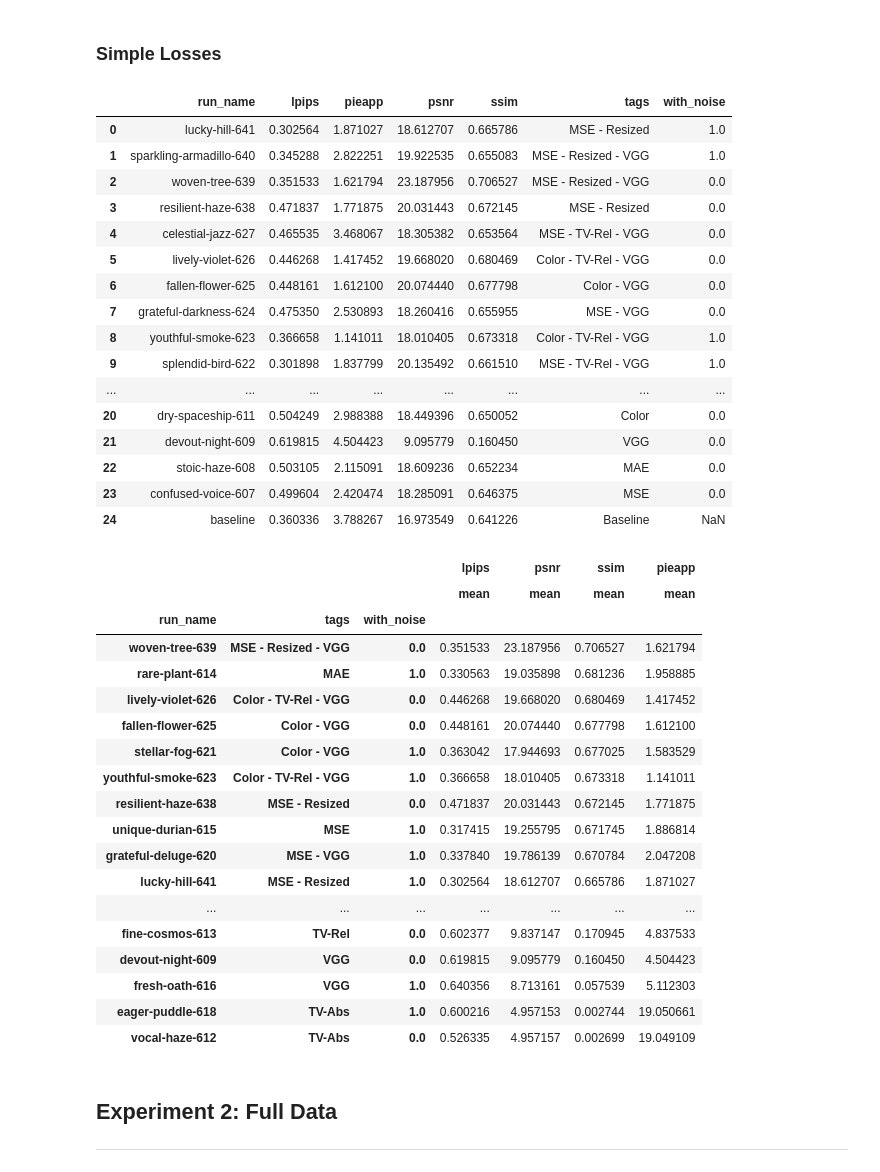
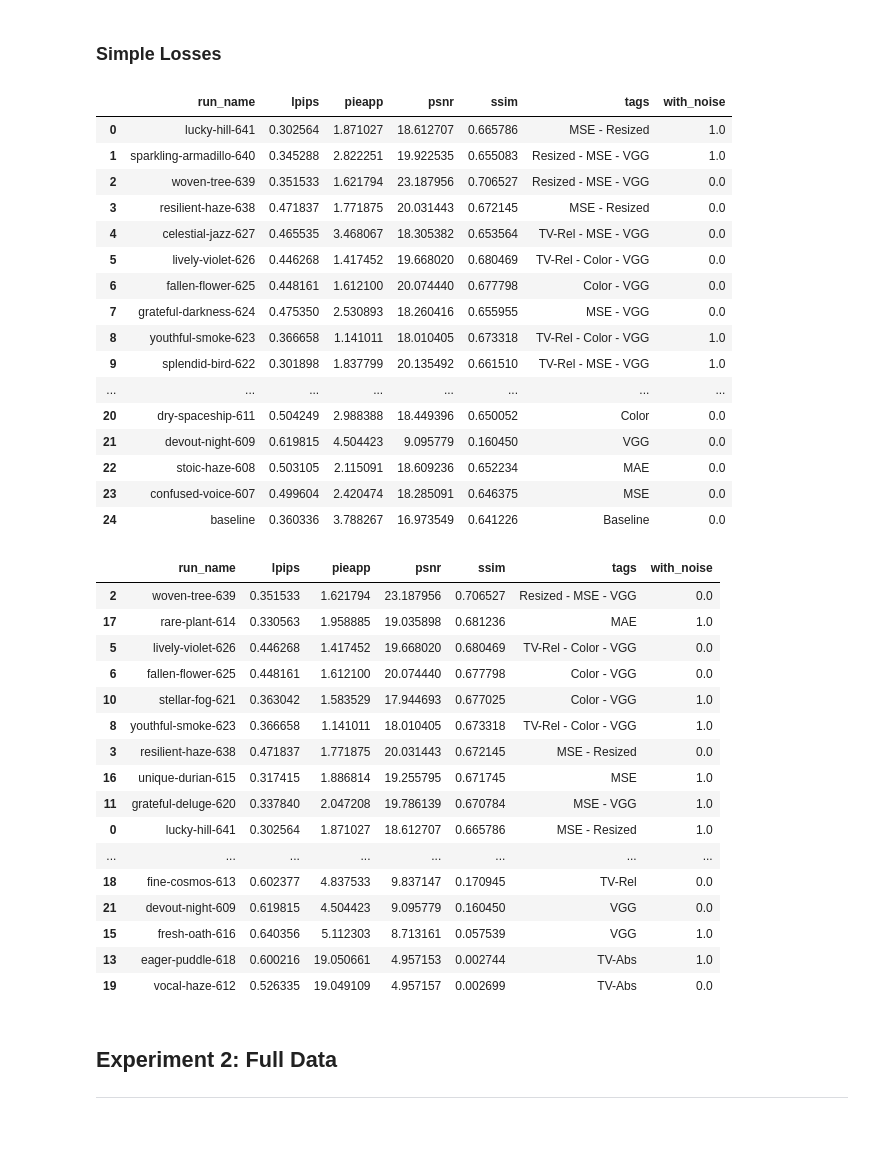
Before and after one commit to mikasenghaas/sillystill, a Jupyter notebook: notebooks/5.0-results.ipynb, the cells around one changed output. Saved outputs shown, nothing was run; the diff lists cells and outputs as text; code cells hidden in the pictures; blank space fills up the shorter version.

```diff
--- a/notebooks/5.0-results.ipynb
+++ b/notebooks/5.0-results.ipynb
@@ -67,6 +67,7 @@ def load_results(path, runs):
     data.loc[idx] = baselines
     data.loc[idx, "run_name"] = "baseline"
     data.loc[idx, "tags"] = "Baseline"
+    data.loc[idx, "with_noise"] = 0.0
 
     return data
 # %% [markdown]
@@ -78,48 +79,42 @@ single_image
 # %% [output]
 |  | run_name | lpips | pieapp | psnr | ssim | tags | with_noise |
 | 0 | lucky-hill-641 | 0.302564 | 1.871027 | 18.612707 | 0.665786 | MSE - Resized | 1.0 |
-| 1 | sparkling-armadillo-640 | 0.345288 | 2.822251 | 19.922535 | 0.655083 | MSE - Resized - VGG | 1.0 |
-| 2 | woven-tree-639 | 0.351533 | 1.621794 | 23.187956 | 0.706527 | MSE - Resized - VGG | 0.0 |
+| 1 | sparkling-armadillo-640 | 0.345288 | 2.822251 | 19.922535 | 0.655083 | Resized - MSE - VGG | 1.0 |
+| 2 | woven-tree-639 | 0.351533 | 1.621794 | 23.187956 | 0.706527 | Resized - MSE - VGG | 0.0 |
 | 3 | resilient-haze-638 | 0.471837 | 1.771875 | 20.031443 | 0.672145 | MSE - Resized | 0.0 |
-| 4 | celestial-jazz-627 | 0.465535 | 3.468067 | 18.305382 | 0.653564 | MSE - TV-Rel - VGG | 0.0 |
-| 5 | lively-violet-626 | 0.446268 | 1.417452 | 19.668020 | 0.680469 | Color - TV-Rel - VGG | 0.0 |
+| 4 | celestial-jazz-627 | 0.465535 | 3.468067 | 18.305382 | 0.653564 | TV-Rel - MSE - VGG | 0.0 |
+| 5 | lively-violet-626 | 0.446268 | 1.417452 | 19.668020 | 0.680469 | TV-Rel - Color - VGG | 0.0 |
 | 6 | fallen-flower-625 | 0.448161 | 1.612100 | 20.074440 | 0.677798 | Color - VGG | 0.0 |
 | 7 | grateful-darkness-624 | 0.475350 | 2.530893 | 18.260416 | 0.655955 | MSE - VGG | 0.0 |
-| 8 | youthful-smoke-623 | 0.366658 | 1.141011 | 18.010405 | 0.673318 | Color - TV-Rel - VGG | 1.0 |
-| 9 | splendid-bird-622 | 0.301898 | 1.837799 | 20.135492 | 0.661510 | MSE - TV-Rel - VGG | 1.0 |
+| 8 | youthful-smoke-623 | 0.366658 | 1.141011 | 18.010405 | 0.673318 | TV-Rel - Color - VGG | 1.0 |
+| 9 | splendid-bird-622 | 0.301898 | 1.837799 | 20.135492 | 0.661510 | TV-Rel - MSE - VGG | 1.0 |
 | ... | ... | ... | ... | ... | ... | ... | ... |
 | 20 | dry-spaceship-611 | 0.504249 | 2.988388 | 18.449396 | 0.650052 | Color | 0.0 |
 | 21 | devout-night-609 | 0.619815 | 4.504423 | 9.095779 | 0.160450 | VGG | 0.0 |
 | 22 | stoic-haze-608 | 0.503105 | 2.115091 | 18.609236 | 0.652234 | MAE | 0.0 |
 | 23 | confused-voice-607 | 0.499604 | 2.420474 | 18.285091 | 0.646375 | MSE | 0.0 |
-| 24 | baseline | 0.360336 | 3.788267 | 16.973549 | 0.641226 | Baseline | NaN |
+| 24 | baseline | 0.360336 | 3.788267 | 16.973549 | 0.641226 | Baseline | 0.0 |
 # %%
 # Find mean and std for each metric
-single_image.groupby(["run_name", "tags", "with_noise"]).agg(
-    {"lpips": ["mean"],
-     "psnr": ["mean"],
-     "ssim": ["mean"],
-     "pieapp": ["mean"]}).sort_values(by=("ssim", "mean"), ascending=False)
+single_image.sort_values("ssim", ascending=False)
 # %% [output]
-|  |  |  | lpips | psnr | ssim | pieapp |
-|  |  |  | mean | mean | mean | mean |
-| run_name | tags | with_noise |  |  |  |  |
-| woven-tree-639 | MSE - Resized - VGG | 0.0 | 0.351533 | 23.187956 | 0.706527 | 1.621794 |
-| rare-plant-614 | MAE | 1.0 | 0.330563 | 19.035898 | 0.681236 | 1.958885 |
-| lively-violet-626 | Color - TV-Rel - VGG | 0.0 | 0.446268 | 19.668020 | 0.680469 | 1.417452 |
-| fallen-flower-625 | Color - VGG | 0.0 | 0.448161 | 20.074440 | 0.677798 | 1.612100 |
-| stellar-fog-621 | Color - VGG | 1.0 | 0.363042 | 17.944693 | 0.677025 | 1.583529 |
-| youthful-smoke-623 | Color - TV-Rel - VGG | 1.0 | 0.366658 | 18.010405 | 0.673318 | 1.141011 |
-| resilient-haze-638 | MSE - Resized | 0.0 | 0.471837 | 20.031443 | 0.672145 | 1.771875 |
-| unique-durian-615 | MSE | 1.0 | 0.317415 | 19.255795 | 0.671745 | 1.886814 |
-| grateful-deluge-620 | MSE - VGG | 1.0 | 0.337840 | 19.786139 | 0.670784 | 2.047208 |
-| lucky-hill-641 | MSE - Resized | 1.0 | 0.302564 | 18.612707 | 0.665786 | 1.871027 |
-| ... | ... | ... | ... | ... | ... | ... |
-| fine-cosmos-613 | TV-Rel | 0.0 | 0.602377 | 9.837147 | 0.170945 | 4.837533 |
-| devout-night-609 | VGG | 0.0 | 0.619815 | 9.095779 | 0.160450 | 4.504423 |
-| fresh-oath-616 | VGG | 1.0 | 0.640356 | 8.713161 | 0.057539 | 5.112303 |
-| eager-puddle-618 | TV-Abs | 1.0 | 0.600216 | 4.957153 | 0.002744 | 19.050661 |
-| vocal-haze-612 | TV-Abs | 0.0 | 0.526335 | 4.957157 | 0.002699 | 19.049109 |
+|  | run_name | lpips | pieapp | psnr | ssim | tags | with_noise |
+| 2 | woven-tree-639 | 0.351533 | 1.621794 | 23.187956 | 0.706527 | Resized - MSE - VGG | 0.0 |
+| 17 | rare-plant-614 | 0.330563 | 1.958885 | 19.035898 | 0.681236 | MAE | 1.0 |
+| 5 | lively-violet-626 | 0.446268 | 1.417452 | 19.668020 | 0.680469 | TV-Rel - Color - VGG | 0.0 |
+| 6 | fallen-flower-625 | 0.448161 | 1.612100 | 20.074440 | 0.677798 | Color - VGG | 0.0 |
+| 10 | stellar-fog-621 | 0.363042 | 1.583529 | 17.944693 | 0.677025 | Color - VGG | 1.0 |
+| 8 | youthful-smoke-623 | 0.366658 | 1.141011 | 18.010405 | 0.673318 | TV-Rel - Color - VGG | 1.0 |
+| 3 | resilient-haze-638 | 0.471837 | 1.771875 | 20.031443 | 0.672145 | MSE - Resized | 0.0 |
+| 16 | unique-durian-615 | 0.317415 | 1.886814 | 19.255795 | 0.671745 | MSE | 1.0 |
+| 11 | grateful-deluge-620 | 0.337840 | 2.047208 | 19.786139 | 0.670784 | MSE - VGG | 1.0 |
+| 0 | lucky-hill-641 | 0.302564 | 1.871027 | 18.612707 | 0.665786 | MSE - Resized | 1.0 |
+| ... | ... | ... | ... | ... | ... | ... | ... |
+| 18 | fine-cosmos-613 | 0.602377 | 4.837533 | 9.837147 | 0.170945 | TV-Rel | 0.0 |
+| 21 | devout-night-609 | 0.619815 | 4.504423 | 9.095779 | 0.160450 | VGG | 0.0 |
+| 15 | fresh-oath-616 | 0.640356 | 5.112303 | 8.713161 | 0.057539 | VGG | 1.0 |
+| 13 | eager-puddle-618 | 0.600216 | 19.050661 | 4.957153 | 0.002744 | TV-Abs | 1.0 |
+| 19 | vocal-haze-612 | 0.526335 | 19.049109 | 4.957157 | 0.002699 | TV-Abs | 0.0 |
 # %%
 # TODO: Do some plotting here
 
```
Also changed, not shown: parts of 4 cells of this notebook, 1 other file.
